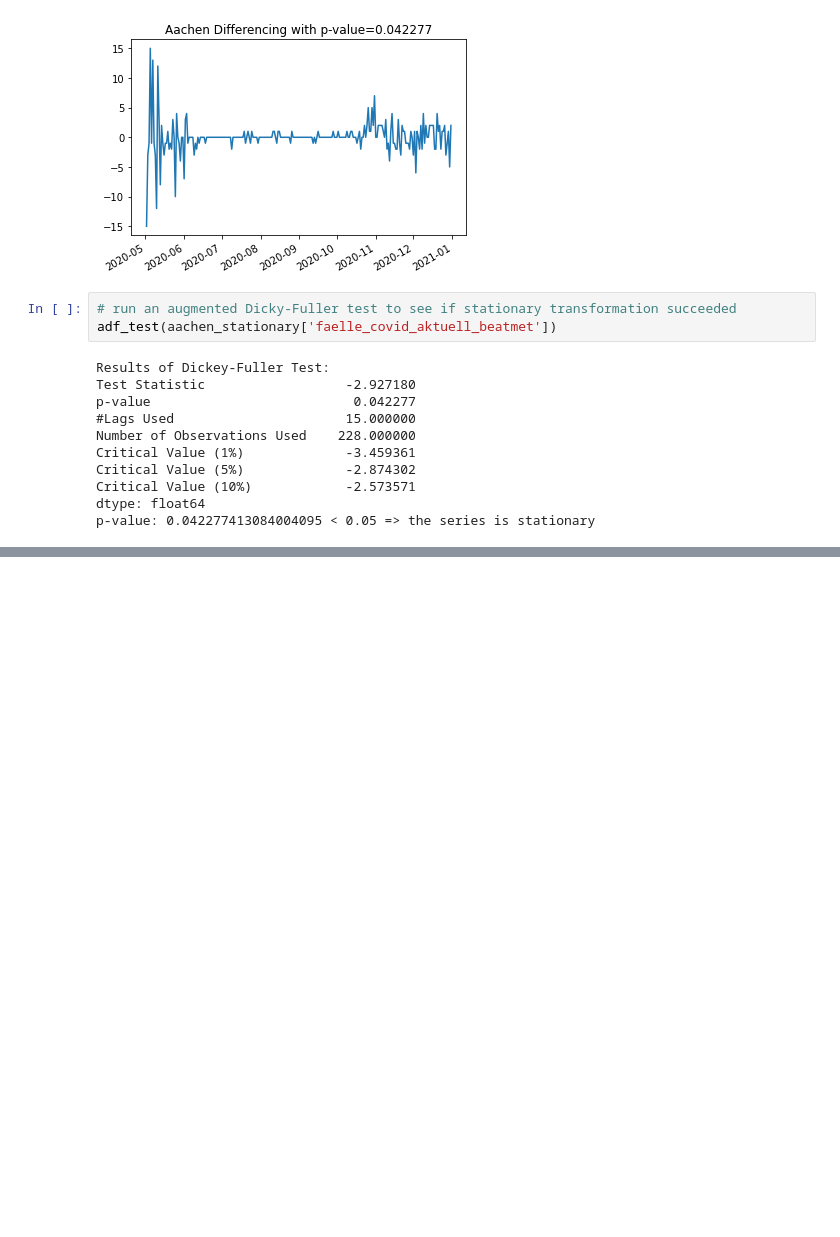
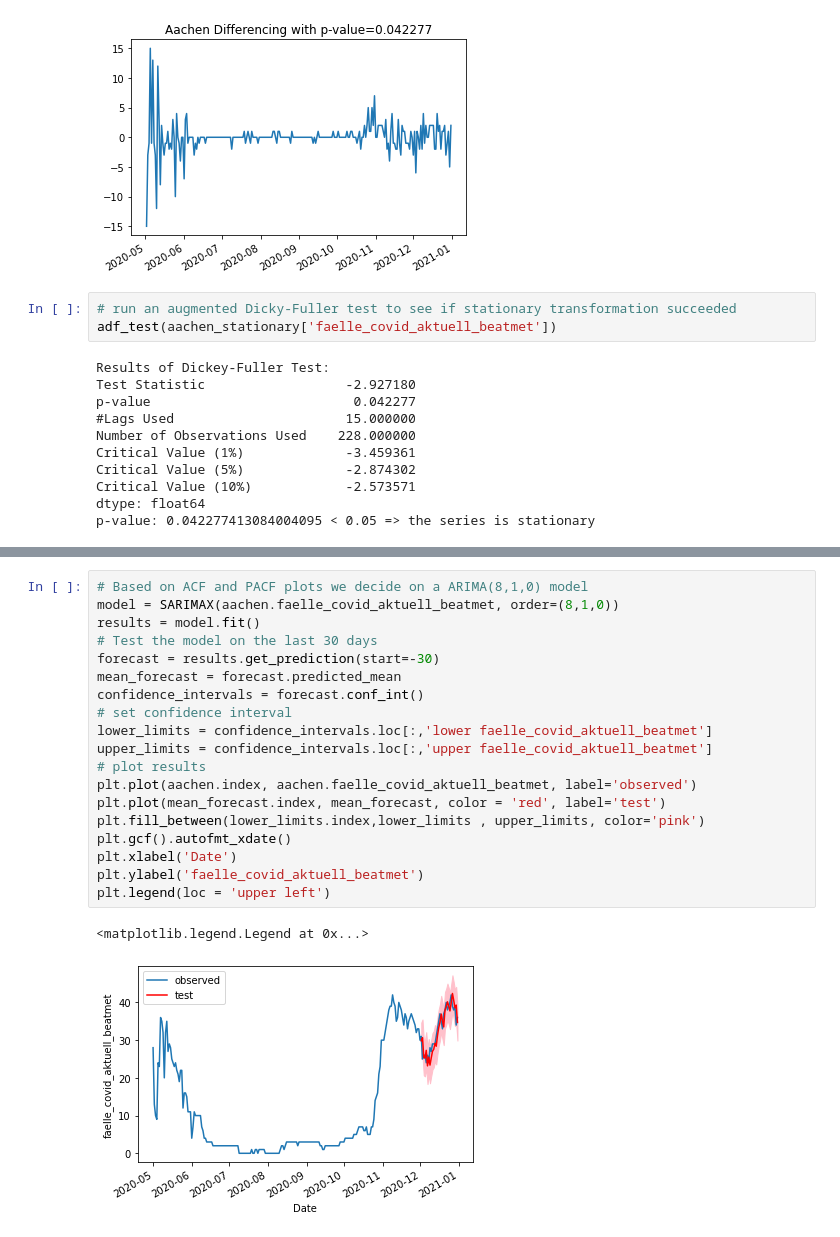
Before and after one commit to fbozhkov/TechLabs-DataScience, a Jupyter notebook: SARIMA_Aachen_2020.ipynb, the cells around one changed output, grey strips where cells are left out. Saved outputs shown, nothing was run; the diff lists cells and outputs as text; blank space fills up the shorter version.

Commit message:
ARIMA forecast v1.0

```diff
--- a/SARIMA_Aachen_2020.ipynb
+++ b/SARIMA_Aachen_2020.ipynb
@@ -149,0 +165,22 @@ p-value: 6.1493946004469735e-18 < 0.05 => the series is stationary
+# %%
+# Based on ACF and PACF plots we decide on a ARIMA(8,1,0) model
+model = SARIMAX(aachen.faelle_covid_aktuell_beatmet, order=(8,1,0))
+results = model.fit()
+# Test the model on the last 30 days
+forecast = results.get_prediction(start=-30)
+mean_forecast = forecast.predicted_mean
+confidence_intervals = forecast.conf_int()
+# set confidence interval
+lower_limits = confidence_intervals.loc[:,'lower faelle_covid_aktuell_beatmet']
+upper_limits = confidence_intervals.loc[:,'upper faelle_covid_aktuell_beatmet']
+# plot results
+plt.plot(aachen.index, aachen.faelle_covid_aktuell_beatmet, label='observed')
+plt.plot(mean_forecast.index, mean_forecast, color = 'red', label='test')
+plt.fill_between(lower_limits.index,lower_limits , upper_limits, color='pink')
+plt.gcf().autofmt_xdate()
+plt.xlabel('Date')
+plt.ylabel('faelle_covid_aktuell_beatmet')
+plt.legend(loc = 'upper left')
+# %% [output]
+<matplotlib.legend.Legend at 0x...>
+[figure, added]
```
Also changed, not shown: parts of 5 cells of this notebook, 1 other file.
